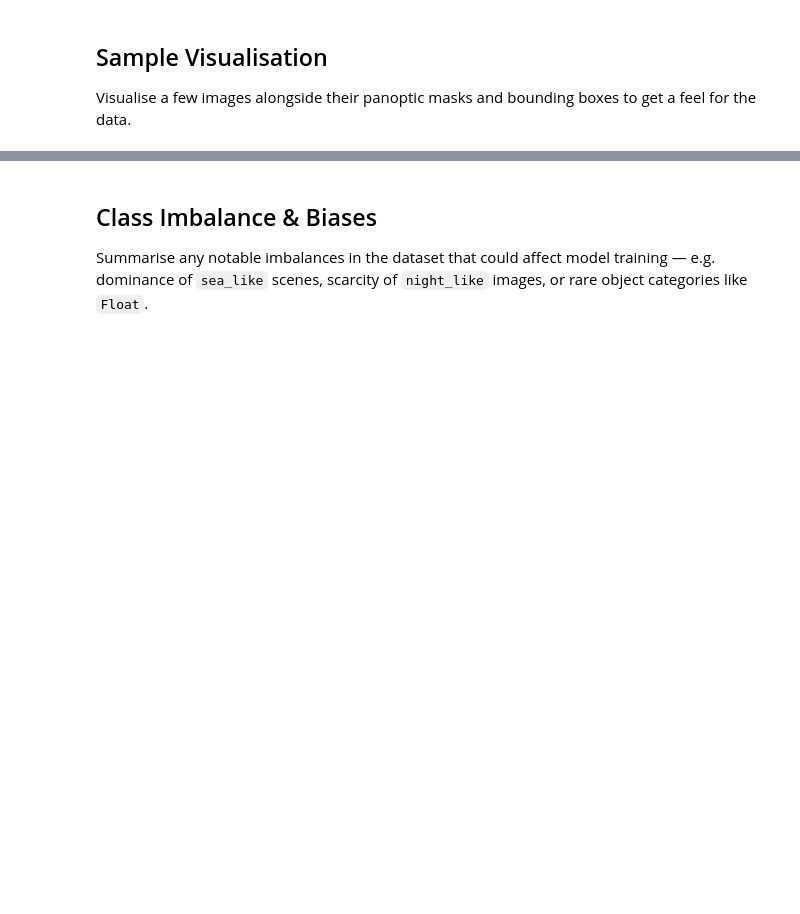
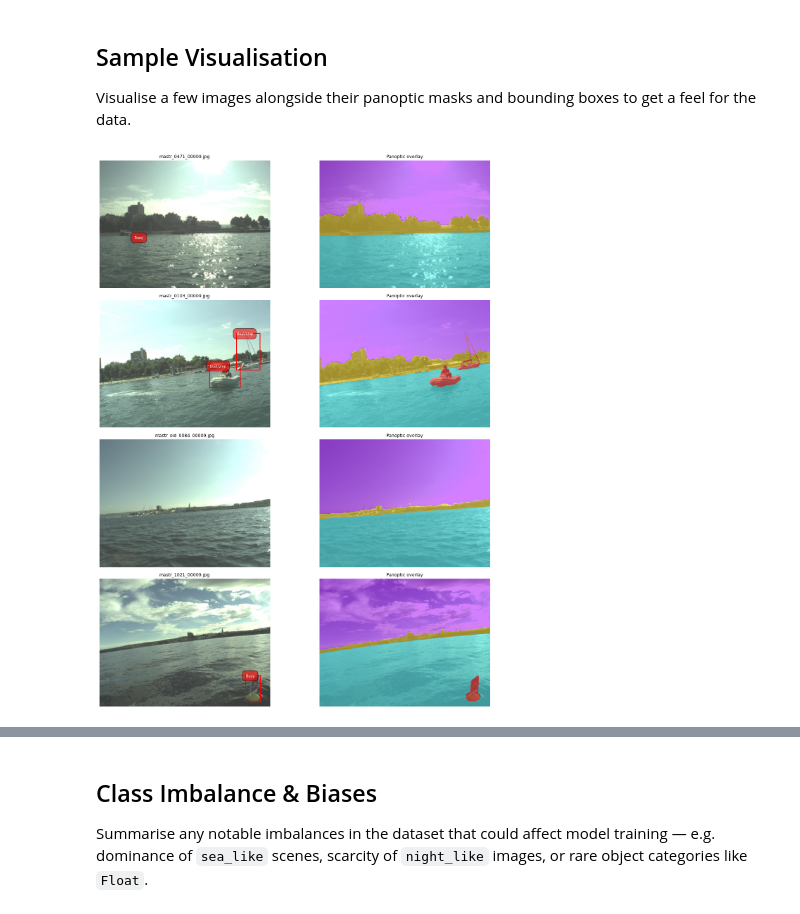
Before and after one commit to Timson1235/AP2026-Maritime-Navigation, a Jupyter notebook: 1_DatasetCharacteristics/exploratory_data_analysis.ipynb, the cells around one changed output, grey strips where cells are left out. Saved outputs shown, nothing was run; the diff lists cells and outputs as text; code cells hidden in the pictures; blank space fills up the shorter version.

```diff
--- a/1_DatasetCharacteristics/exploratory_data_analysis.ipynb
+++ b/1_DatasetCharacteristics/exploratory_data_analysis.ipynb
@@ -132,0 +150,59 @@ N = 4
+# %%
+import random
+
+random.seed(42)
+N = 4
+
+# Build lookups from panoptic train annotations
+cat_colors = {c["id"]: [v / 255 for v in c["color"]] for c in pan_anns["train"]["categories"]}
+thing_cat_ids = {c["id"] for c in pan_anns["train"]["categories"] if c["isthing"]}
+
+sample_anns = random.sample(pan_anns["train"]["annotations"], N)
+
+fig, axes = plt.subplots(N, 2, figsize=(14, N * 4))
+
+for i, ann in enumerate(sample_anns):
+    mask_name = ann["file_name"]
+    img_name  = mask_name.replace(".png", ".jpg")
+
+    img_arr  = np.array(Image.open(IMAGE_ROOT / "train" / "images" / img_name).convert("RGB"))
+    mask_arr = np.array(Image.open(DATA_ROOT  / "train" / "panoptic_masks" / mask_name).convert("RGB"))
+
+    # Decode per-pixel segment IDs (COCO panoptic encoding)
+    seg_id_map = (mask_arr[:, :, 0].astype(np.int32)
+                  + mask_arr[:, :, 1].astype(np.int32) * 256
+                  + mask_arr[:, :, 2].astype(np.int32) * 65536)
+
+    # Colour overlay (all categories)
+    overlay = img_arr.astype(np.float32) / 255.0
+    for seg in ann["segments_info"]:
+        px = seg_id_map == seg["id"]
+        color = cat_colors.get(seg["category_id"], [1, 0, 0])
+        overlay[px] = overlay[px] * 0.5 + np.array(color) * 0.5
+
+    # Left: original image + bounding boxes for things only
+    ax_img = axes[i, 0]
+    ax_img.imshow(img_arr)
+    for seg in ann["segments_info"]:
+        if seg["category_id"] not in thing_cat_ids:
+            continue
+        x, y, w, h = seg["bbox"]
+        cat_name = categories[seg["category_id"]]["name"]
+        rect = patches.Rectangle((x, y), w, h, linewidth=1.5,
+                                  edgecolor="red", facecolor="none")
+        ax_img.add_patch(rect)
+        ax_img.text(x + 2, y + 12, cat_name, color="white", fontsize=7,
+                    bbox=dict(facecolor="red", alpha=0.6, pad=1, boxstyle="round"))
+    ax_img.axis("off")
+    ax_img.set_title(img_name, fontsize=9)
+
+    # Right: panoptic overlay
+    ax_mask = axes[i, 1]
+    ax_mask.imshow(overlay)
+    ax_mask.axis("off")
+    ax_mask.set_title("Panoptic overlay", fontsize=9)
+
+plt.tight_layout()
+plt.show()
+# %% [output]
+[figure, added]
```
Also changed, not shown: parts of 8 cells of this notebook, 8 other files.
